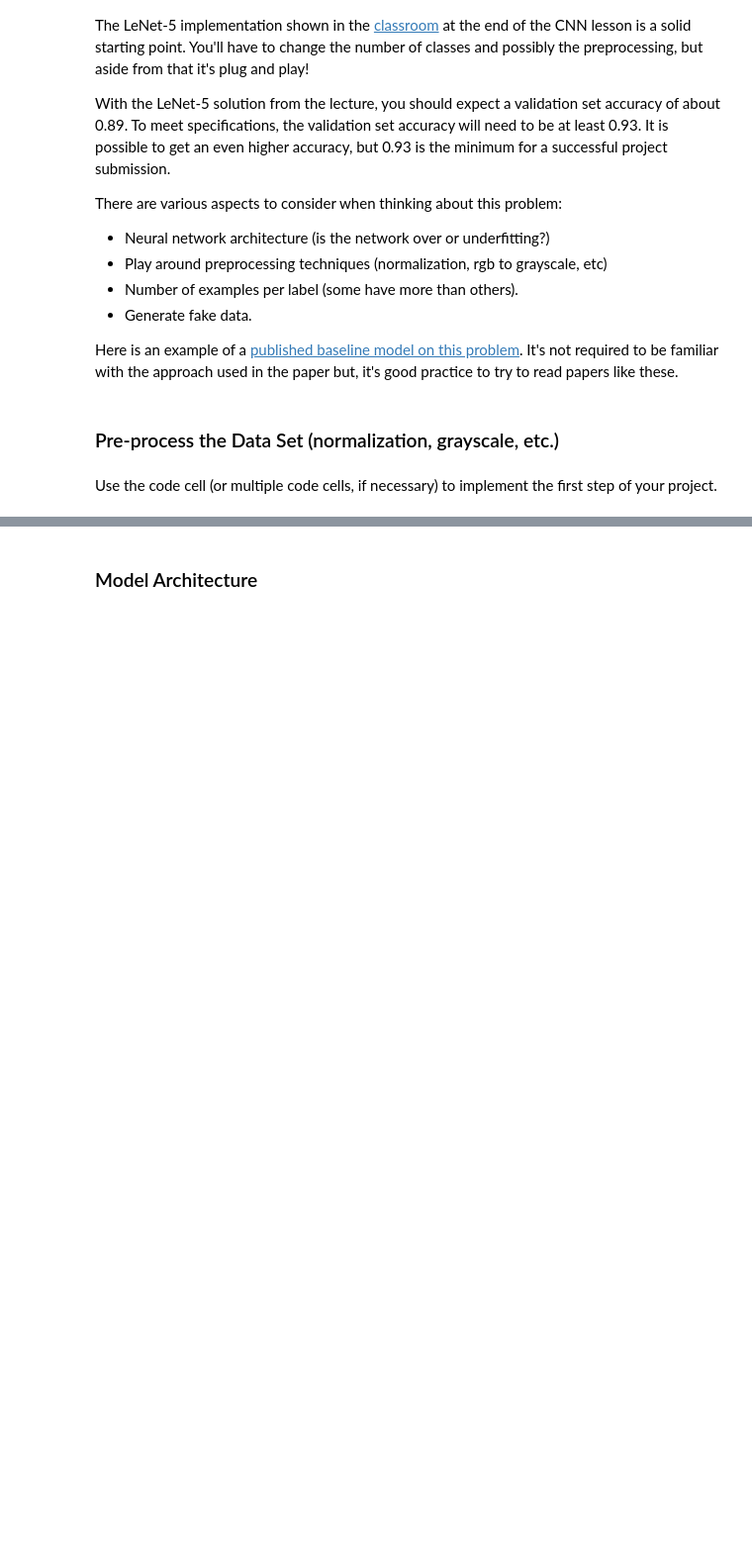
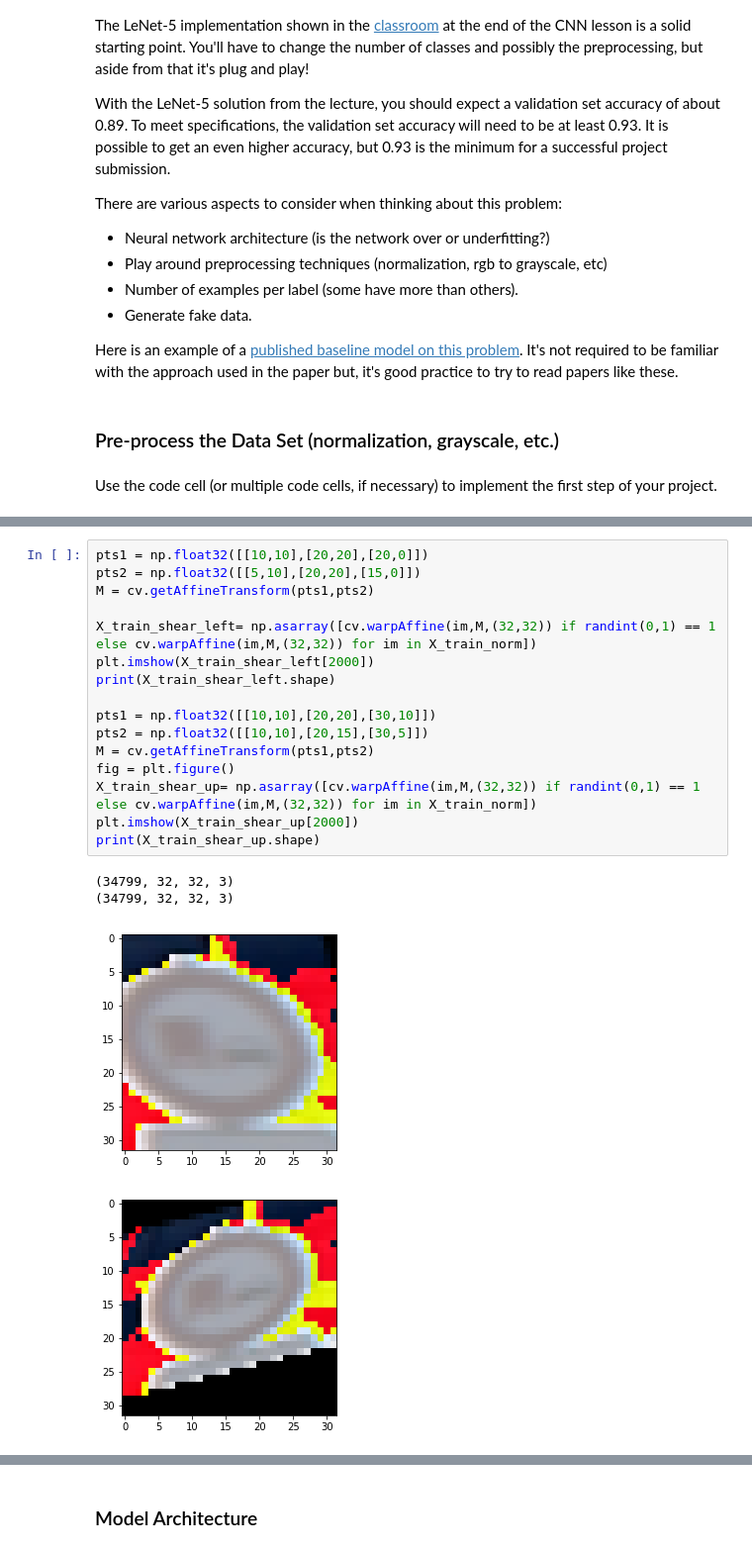
Before and after one commit to jShaoCX/CarND_Project2_Traffic_Signs, a Jupyter notebook: Traffic_Sign_Classifier.ipynb, the cells around one changed output, grey strips where cells are left out. Shown at 99% size. Drawn from its saved outputs; the diff is of its cells as text; blank space fills up the shorter version.

```diff
--- a/Traffic_Sign_Classifier.ipynb
+++ b/Traffic_Sign_Classifier.ipynb
@@ -201,0 +239,21 @@ plt.imshow(X_train_top_left_rotate[2000])
+# %%
+pts1 = np.float32([[10,10],[20,20],[20,0]])
+pts2 = np.float32([[5,10],[20,20],[15,0]])
+M = cv.getAffineTransform(pts1,pts2)
+
+X_train_shear_left= np.asarray([cv.warpAffine(im,M,(32,32)) if randint(0,1) == 1 else cv.warpAffine(im,M,(32,32)) for im in X_train_norm])
+plt.imshow(X_train_shear_left[2000])
+print(X_train_shear_left.shape)
+
+pts1 = np.float32([[10,10],[20,20],[30,10]])
+pts2 = np.float32([[10,10],[20,15],[30,5]])
+M = cv.getAffineTransform(pts1,pts2)
+fig = plt.figure()
+X_train_shear_up= np.asarray([cv.warpAffine(im,M,(32,32)) if randint(0,1) == 1 else cv.warpAffine(im,M,(32,32)) for im in X_train_norm])
+plt.imshow(X_train_shear_up[2000])
+print(X_train_shear_up.shape)
+# %% [output]
+(34799, 32, 32, 3)
+(34799, 32, 32, 3)
+[figure, added]
+[figure, added]
```
Also changed, not shown: parts of 9 cells of this notebook, 10 other files.
